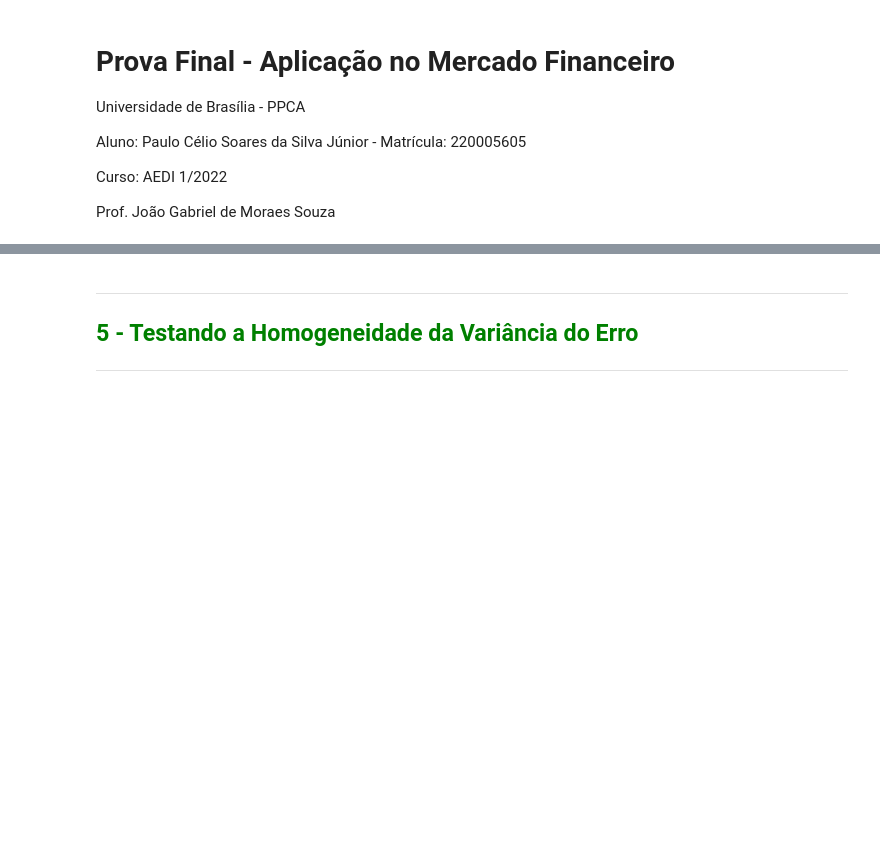
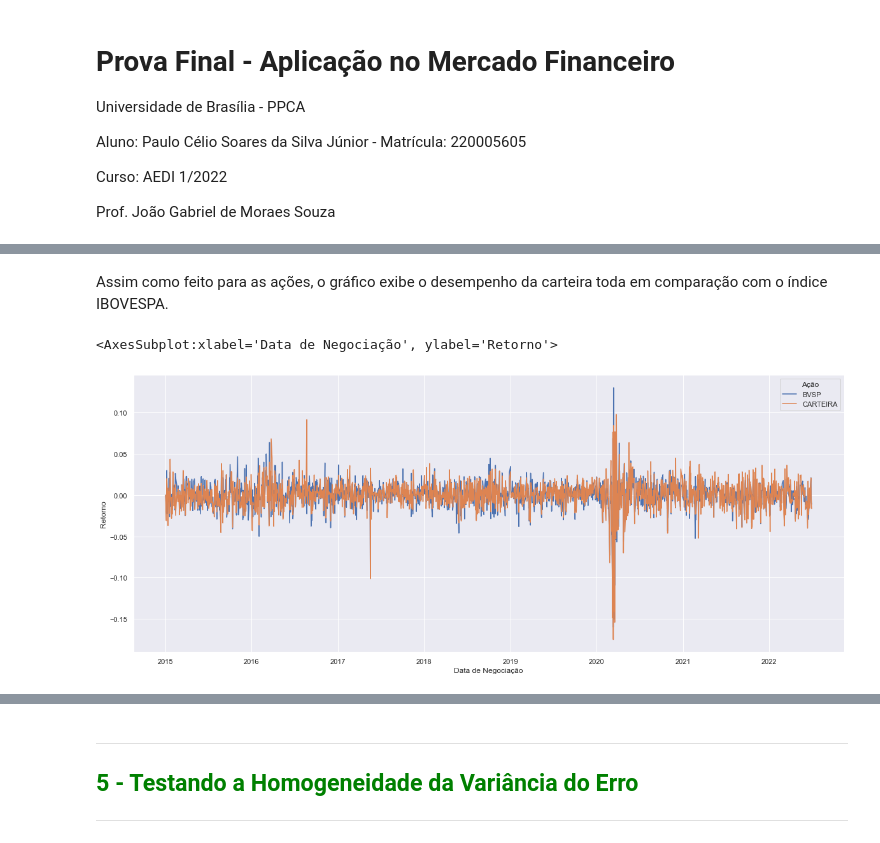
Before and after one commit to pauloceliojr/aedi-prova-final, a Jupyter notebook: prova_final.ipynb, the cells around one changed output, grey strips where cells are left out. Cells and saved outputs as stored; diff of their text form; code cells hidden in the pictures; blank space fills up the shorter version.

```diff
--- a/prova_final.ipynb
+++ b/prova_final.ipynb
@@ -278,0 +376,5 @@ O índice de Sharpe dá uma ideia de retorno em relação ao risco. Quanto maior
+# %%
+carteira = taxas_retorno.drop(columns=["Data de Negociação", "BVSP"])
+taxas_retorno["CARTEIRA"] = carteira.sum(axis=1) / carteira.shape[1]
+taxas_retorno.fillna(0, inplace=True)
+taxas_retorno.head()
@@ -278,0 +388,10 @@ O índice de Sharpe dá uma ideia de retorno em relação ao risco. Quanto maior
+# %% [markdown]
+Assim como feito para as ações, o gráfico exibe o desempenho da carteira toda em comparação com o índice IBOVESPA.
+# %%
+taxas_retorno_melted = pd.melt(taxas_retorno, id_vars=["Data de Negociação"], var_name="Ação", value_name="Retorno")
+ax = sns.lineplot(data=taxas_retorno_melted.query("Ação in ['CARTEIRA', 'BVSP']"), x="Data de Negociação", y="Retorno", hue="Ação")
+ax.figure.set_size_inches(20, 8)
+ax
+# %% [output]
+<AxesSubplot:xlabel='Data de Negociação', ylabel='Retorno'>
+[figure, added]
```
Also changed, not shown: parts of 125 cells of this notebook.
